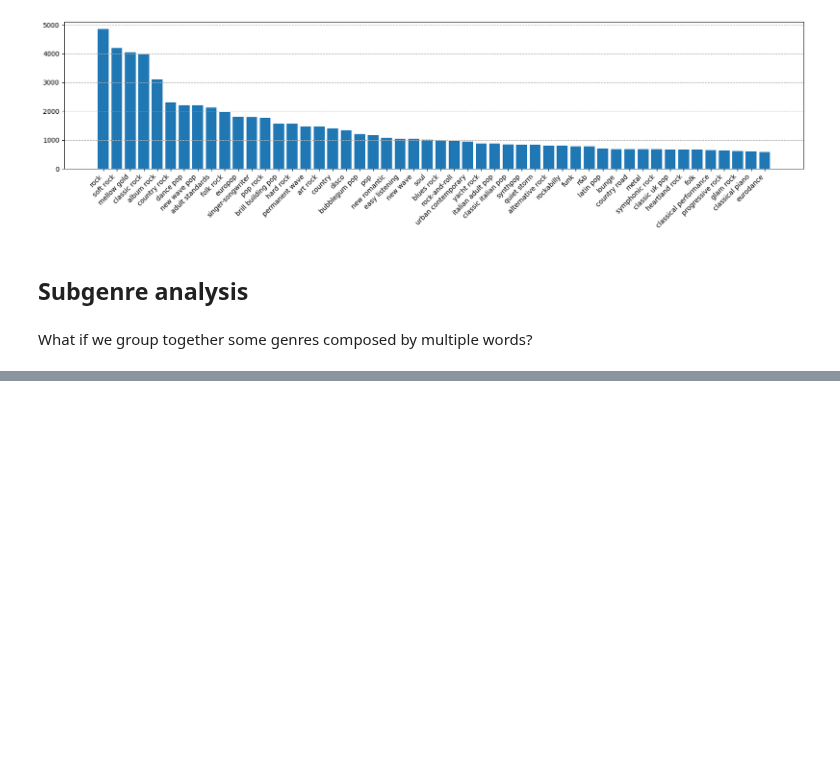
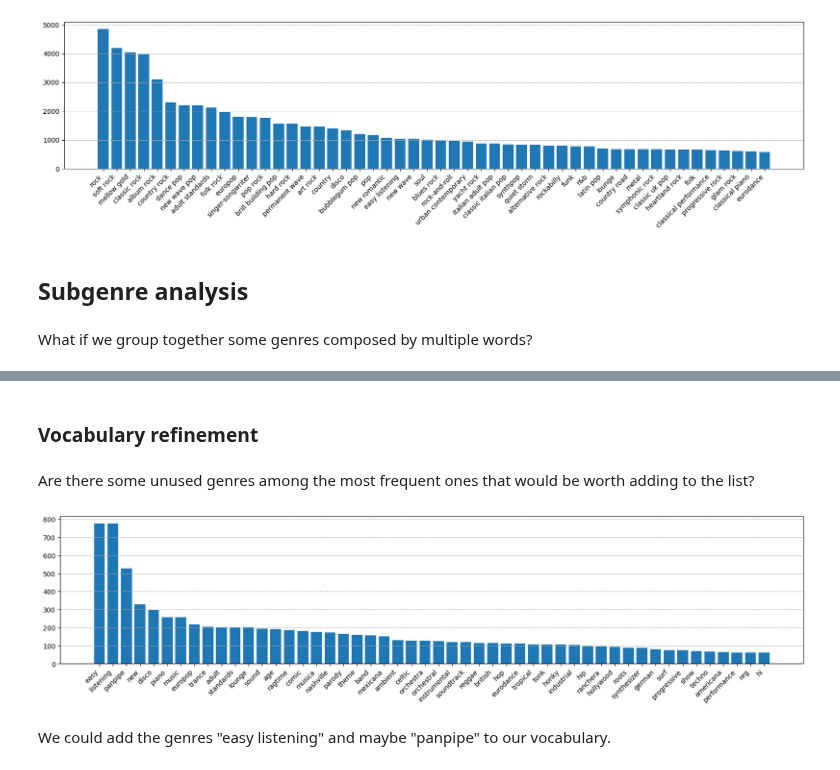
Before and after one commit to MarcelloCeresini/MusicGeneration, a Jupyter notebook: src/spotify_genre_collector/genre_analysis.ipynb, the cells around one changed output, grey strips where cells are left out. Saved outputs shown, nothing was run; the diff lists cells and outputs as text; code cells hidden in the pictures; blank space fills up the shorter version.

```diff
--- a/src/spotify_genre_collector/genre_analysis.ipynb
+++ b/src/spotify_genre_collector/genre_analysis.ipynb
@@ -139,0 +154,15 @@ There are some interesting subgenres in the top-100 of this new list, like:
+# %%
+ids_to_genre_vectors = {}
+
+for song_id in ids_to_genres:
+    genres_for_song = ids_to_genres[song_id]
+    subgenres = set()
+    for genre in genres_for_song:
+        subgenres = subgenres.union(re.split(r"-| |,", genre))
+    genre_vector = np.array([
+        int(proposed_genre_list[i] in subgenres)
+        for i in range(len(proposed_genre_list))
+    ])
+    if np.sum(genre_vector):
+        norm_genre_vector = genre_vector / np.sum(genre_vector)
+        ids_to_genre_vectors[song_id] = norm_genre_vector
@@ -139,0 +174,38 @@ There are some interesting subgenres in the top-100 of this new list, like:
+# %% [markdown]
+### Vocabulary refinement
+# %% [markdown]
+Are there some unused genres among the most frequent ones that would be worth adding to the list?
+# %%
+subgenres_for_song = {}
+counts_for_frequent_subgenres = {}
+
+for song_id in ids_to_genres:
+    genres_for_song = ids_to_genres[song_id]
+    subgenres = set()
+    for genre in genres_for_song:
+        subgenres = subgenres.union(re.split(r"-| |,", genre))
+    subgenres_for_song[song_id] = subgenres
+
+for subgenre_name in most_frequent_ordered_grouped_genre_names[:200]:
+    if subgenre_name not in set(proposed_genre_list):
+        count_for_subgenre = 0
+        for song_id in subgenres_for_song:
+            if subgenre_name in subgenres_for_song[song_id] and \
+                not any([x in proposed_genre_list for x in subgenres_for_song[song_id]]):
+                count_for_subgenre += 1
+        counts_for_frequent_subgenres[subgenre_name] = count_for_subgenre
+# %%
+most_useful_subgenres_to_add = sorted(
+    [genre_name for genre_name in counts_for_frequent_subgenres],
+    key=lambda g: -counts_for_frequent_subgenres[g]
+)
+
+fig, ax = plt.subplots(figsize=(20,4))
+plt.bar(most_useful_subgenres_to_add[:TOP_N],
+        [counts_for_frequent_subgenres[g] for g in most_useful_subgenres_to_add[:TOP_N]])
+plt.xticks(rotation=45, ha='right');
+plt.grid(axis='y', linestyle='--')
+# %% [output]
+[figure, added]
+# %% [markdown]
+We could add the genres "easy listening" and maybe "panpipe" to our vocabulary.
```
Also changed, not shown: parts of 10 cells of this notebook.
